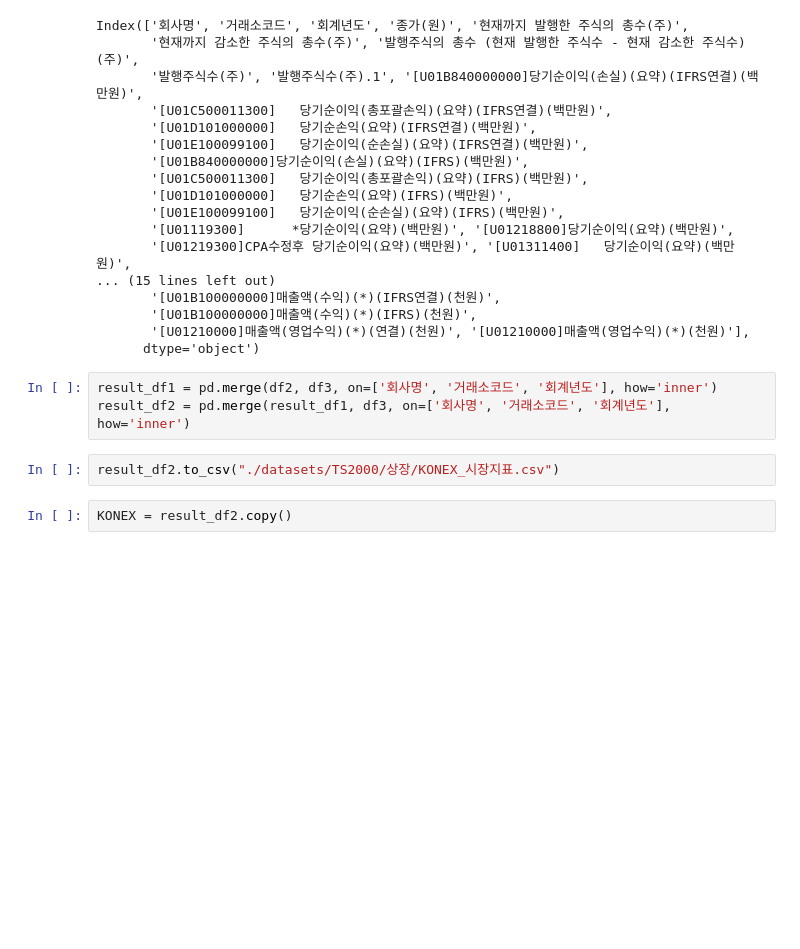
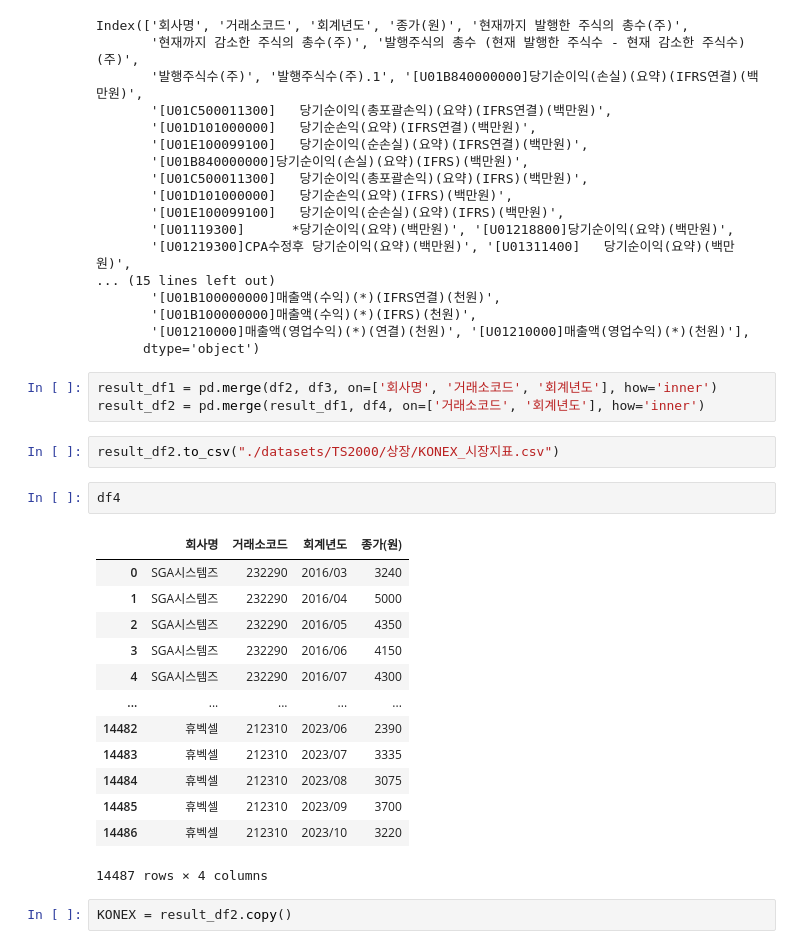
Before and after one commit to Jay-hook/2ndProject, a Jupyter notebook: Creating_market_indicators.ipynb, the cells around one changed output. Drawn from its saved outputs; the diff is of its cells as text; blank space fills up the shorter version.

```diff
--- a/Creating_market_indicators.ipynb
+++ b/Creating_market_indicators.ipynb
@@ -563,9 +571,25 @@ Index(['회사명', '거래소코드', '회계년도', '종가(원)', '현재까
       dtype='object')
 # %%
 result_df1 = pd.merge(df2, df3, on=['회사명', '거래소코드', '회계년도'], how='inner')
-result_df2 = pd.merge(result_df1, df3, on=['회사명', '거래소코드', '회계년도'], how='inner')
+result_df2 = pd.merge(result_df1, df4, on=['거래소코드', '회계년도'], how='inner')
 # %%
 result_df2.to_csv("./datasets/TS2000/상장/KONEX_시장지표.csv")
+# %%
+df4
+# %% [output]
+|  | 회사명 | 거래소코드 | 회계년도 | 종가(원) |
+| 0 | SGA시스템즈 | 232290 | 2016/03 | 3240 |
+| 1 | SGA시스템즈 | 232290 | 2016/04 | 5000 |
+| 2 | SGA시스템즈 | 232290 | 2016/05 | 4350 |
+| 3 | SGA시스템즈 | 232290 | 2016/06 | 4150 |
+| 4 | SGA시스템즈 | 232290 | 2016/07 | 4300 |
+| ... | ... | ... | ... | ... |
+| 14482 | 휴벡셀 | 212310 | 2023/06 | 2390 |
+| 14483 | 휴벡셀 | 212310 | 2023/07 | 3335 |
+| 14484 | 휴벡셀 | 212310 | 2023/08 | 3075 |
+| 14485 | 휴벡셀 | 212310 | 2023/09 | 3700 |
+| 14486 | 휴벡셀 | 212310 | 2023/10 | 3220 |
+14487 rows × 4 columns
 # %%
 KONEX = result_df2.copy()
 # %%
```
Also changed, not shown: parts of 41 cells of this notebook, 2 other files.
